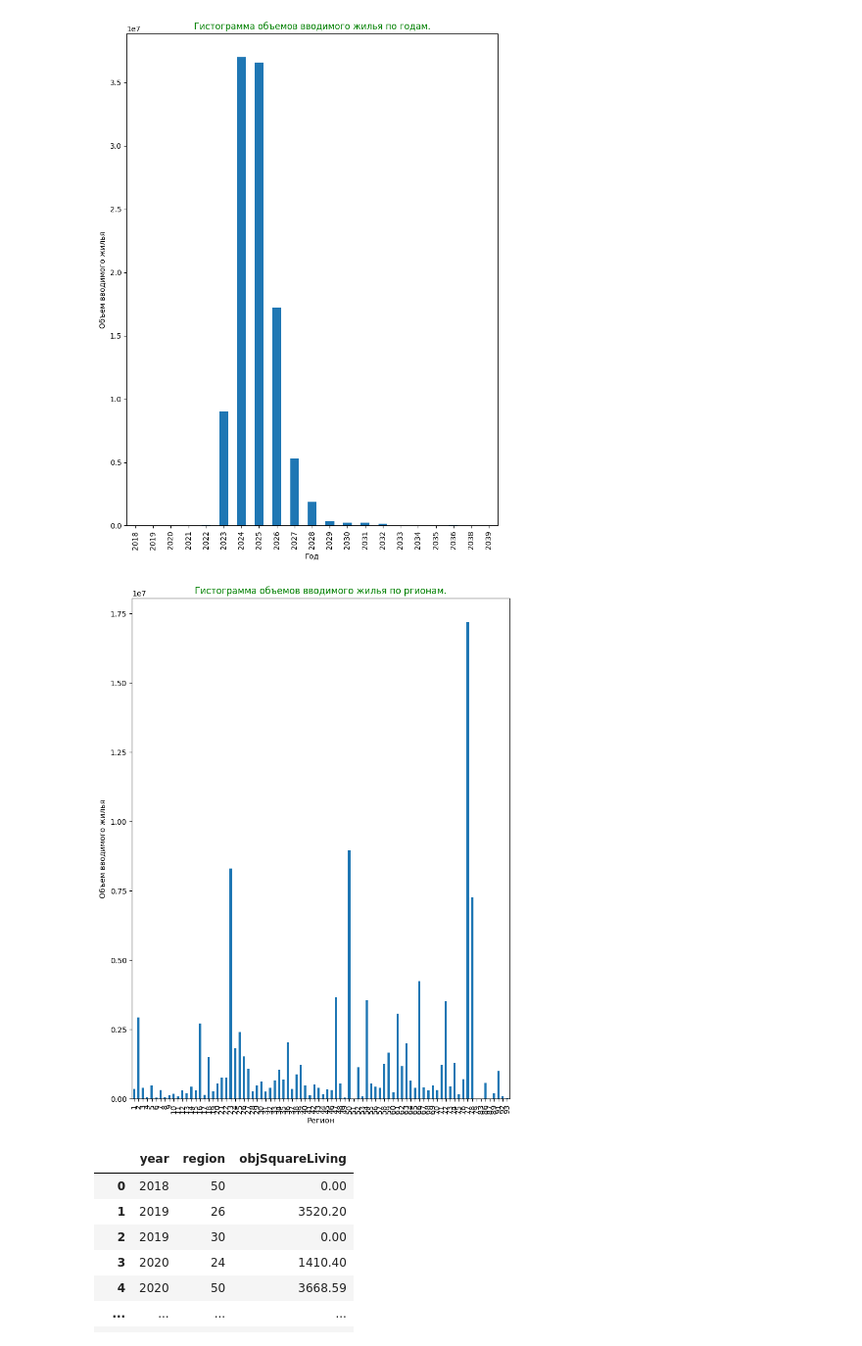
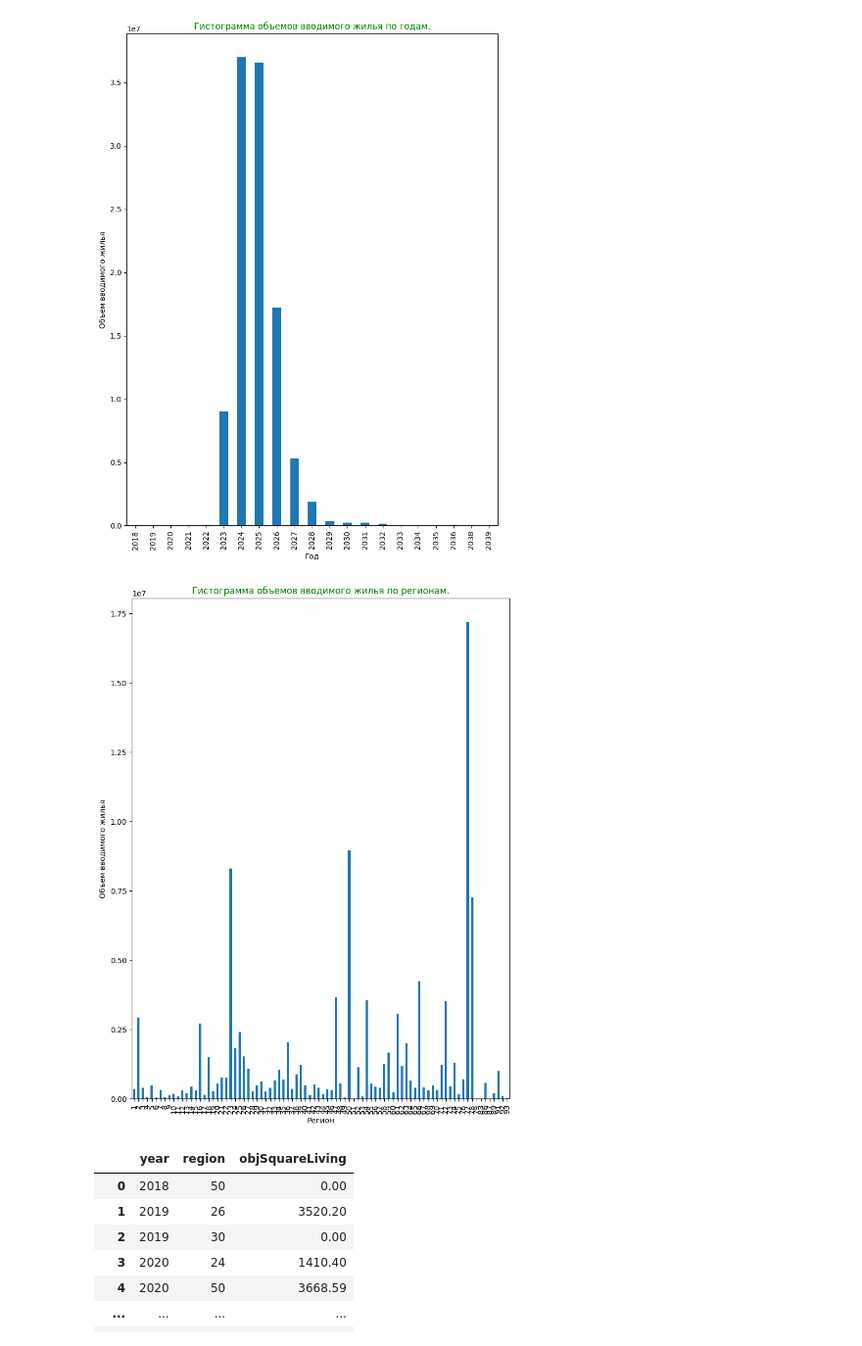
Before and after one commit to NtimTim/DS_School_Home_Work, a Jupyter notebook: Hometask/Task2_dmrf_visual.ipynb, the cells around one changed output. Shown at 98% size. Cells and saved outputs as stored; diff of their text form; code cells hidden in the pictures.

```diff
--- a/Hometask/Task2_dmrf_visual.ipynb
+++ b/Hometask/Task2_dmrf_visual.ipynb
@@ -129,13 +137,13 @@ plt.show()
 # %%
 df_region = df.groupby(['region'], as_index=True)['objSquareLiving'].sum()
 df_region.plot(kind='bar')
 
-plt.title('Гистограмма объемов вводимого жилья по ргионам.', size = 12, color = 'g')
+plt.title('Гистограмма объемов вводимого жилья по регионам.', size = 12, color = 'g')
 plt.xlabel('Регион')
 plt.ylabel('Объем вводимого жилья')
 plt.show()
 # %% [output]
-[figure, old version]
+[figure, new version]
 # %%
 df_region_year = df.groupby(['year','region'], as_index=False)['objSquareLiving'].sum()
 df_region_year
```
Also changed, not shown: parts of 11 cells of this notebook.
